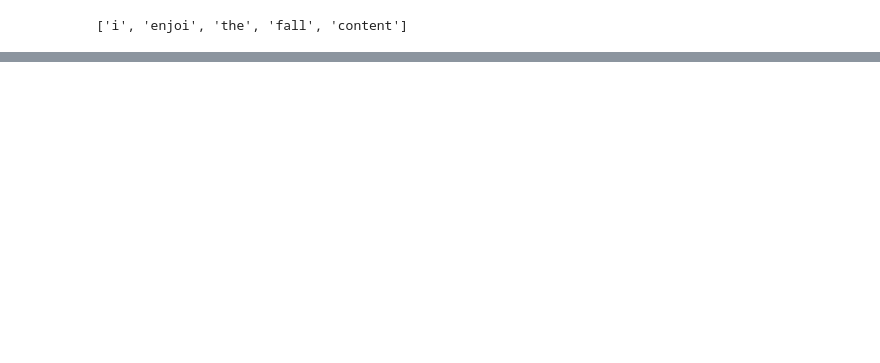
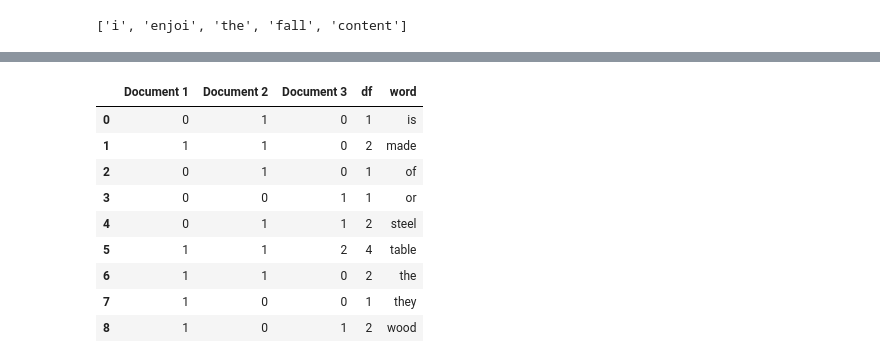
Before and after one commit to ADi2991/crawler, a Jupyter notebook: Sandbox 2 - Doc, Query Similarity.ipynb, the cells around one changed output, grey strips where cells are left out. Cells and saved outputs as stored; diff of their text form; code cells hidden in the pictures; blank space fills up the shorter version.

```diff
--- a/Sandbox 2 - Doc, Query Similarity.ipynb
+++ b/Sandbox 2 - Doc, Query Similarity.ipynb
@@ -158,0 +174,8 @@ tp
+# %%
+demo = demo.loc[:8, doc_headers[:3]]
+# %%
+demo['Document 1'] = np.array([0, 1, 0, 0, 0, 1, 1, 1, 1])
+demo['Document 2'] = np.array([1, 1, 1, 0, 1, 1, 1, 0, 0])
+demo['Document 3'] = np.array([0, 0, 0, 1, 1, 2, 0, 0, 1])
+# %%
+demo['df'] = np.sum(demo, axis=1)
@@ -158,0 +195,15 @@ tp
+# %%
+demo['word'] = ['is', 'made', 'of', 'or', 'steel', 'table', 'the', 'they', 'wood']
+# %%
+demo
+# %% [output]
+|  | Document 1 | Document 2 | Document 3 | df | word |
+| 0 | 0 | 1 | 0 | 1 | is |
+| 1 | 1 | 1 | 0 | 2 | made |
+| 2 | 0 | 1 | 0 | 1 | of |
+| 3 | 0 | 0 | 1 | 1 | or |
+| 4 | 0 | 1 | 1 | 2 | steel |
+| 5 | 1 | 1 | 2 | 4 | table |
+| 6 | 1 | 1 | 0 | 2 | the |
+| 7 | 1 | 0 | 0 | 1 | they |
+| 8 | 1 | 0 | 1 | 2 | wood |
```
Also changed, not shown: parts of 23 cells of this notebook, 5 other files.
